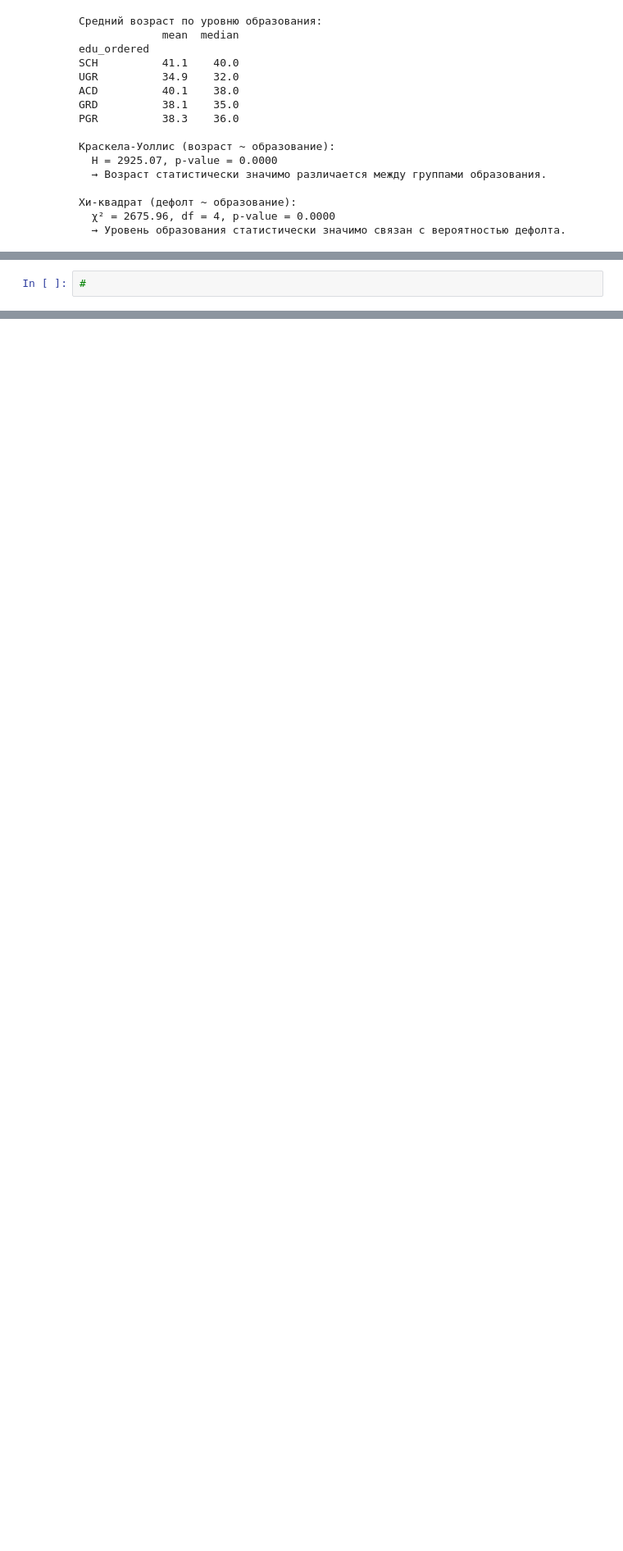
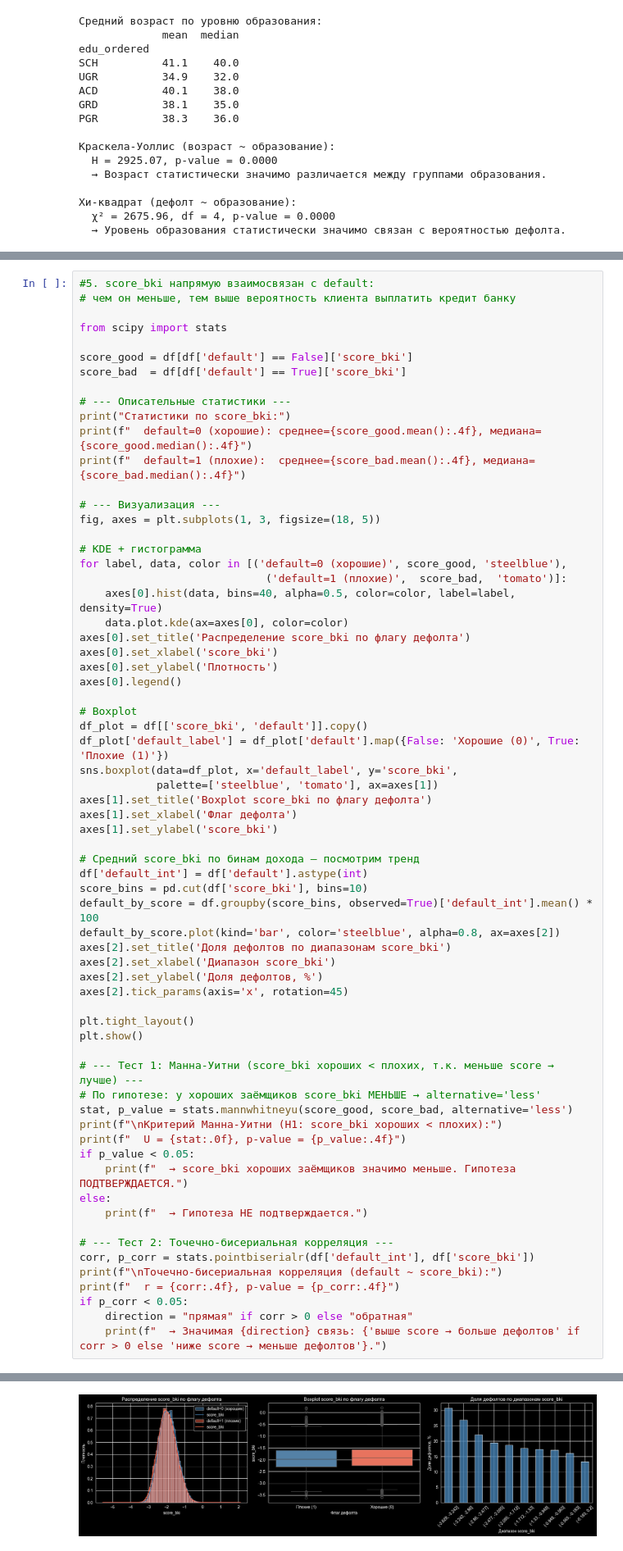
Before and after one commit to yemtsovaanna-alt/WB_DS, a Jupyter notebook: задание_1.ipynb, the cells around one changed output, grey strips where cells are left out. Shown at 82% size. Cells and saved outputs as stored; diff of their text form; blank space fills up the shorter version.

```diff
--- a/задание_1.ipynb
+++ b/задание_1.ipynb
@@ -455,2 +574,67 @@ PGR          38.3    36.0
 # %%
-#
+#5. score_bki напрямую взаимосвязан с default:
+# чем он меньше, тем выше вероятность клиента выплатить кредит банку
+
+from scipy import stats
+
+score_good = df[df['default'] == False]['score_bki']
+score_bad  = df[df['default'] == True]['score_bki']
+
+# --- Описательные статистики ---
+print("Статистики по score_bki:")
+print(f"  default=0 (хорошие): среднее={score_good.mean():.4f}, медиана={score_good.median():.4f}")
+print(f"  default=1 (плохие):  среднее={score_bad.mean():.4f}, медиана={score_bad.median():.4f}")
+
+# --- Визуализация ---
+fig, axes = plt.subplots(1, 3, figsize=(18, 5))
+
+# KDE + гистограмма
+for label, data, color in [('default=0 (хорошие)', score_good, 'steelblue'),
+                             ('default=1 (плохие)',  score_bad,  'tomato')]:
+    axes[0].hist(data, bins=40, alpha=0.5, color=color, label=label, density=True)
+    data.plot.kde(ax=axes[0], color=color)
+axes[0].set_title('Распределение score_bki по флагу дефолта')
+axes[0].set_xlabel('score_bki')
+axes[0].set_ylabel('Плотность')
+axes[0].legend()
+
+# Boxplot
+df_plot = df[['score_bki', 'default']].copy()
+df_plot['default_label'] = df_plot['default'].map({False: 'Хорошие (0)', True: 'Плохие (1)'})
+sns.boxplot(data=df_plot, x='default_label', y='score_bki',
+            palette=['steelblue', 'tomato'], ax=axes[1])
+axes[1].set_title('Boxplot score_bki по флагу дефолта')
+axes[1].set_xlabel('Флаг дефолта')
+axes[1].set_ylabel('score_bki')
+
+# Средний score_bki по бинам дохода — посмотрим тренд
+df['default_int'] = df['default'].astype(int)
+score_bins = pd.cut(df['score_bki'], bins=10)
+default_by_score = df.groupby(score_bins, observed=True)['default_int'].mean() * 100
+default_by_score.plot(kind='bar', color='steelblue', alpha=0.8, ax=axes[2])
+axes[2].set_title('Доля дефолтов по диапазонам score_bki')
+axes[2].set_xlabel('Диапазон score_bki')
+axes[2].set_ylabel('Доля дефолтов, %')
+axes[2].tick_params(axis='x', rotation=45)
+
+plt.tight_layout()
+plt.show()
+
+# --- Тест 1: Манна-Уитни (score_bki хороших < плохих, т.к. меньше score → лучше) ---
+# По гипотезе: у хороших заёмщиков score_bki МЕНЬШЕ → alternative='less'
+stat, p_value = stats.mannwhitneyu(score_good, score_bad, alternative='less')
+print(f"\nКритерий Манна-Уитни (H1: score_bki хороших < плохих):")
+print(f"  U = {stat:.0f}, p-value = {p_value:.4f}")
+if p_value < 0.05:
+    print(f"  → score_bki хороших заёмщиков значимо меньше. Гипотеза ПОДТВЕРЖДАЕТСЯ.")
+else:
+    print(f"  → Гипотеза НЕ подтверждается.")
+
+# --- Тест 2: Точечно-бисериальная корреляция ---
+corr, p_corr = stats.pointbiserialr(df['default_int'], df['score_bki'])
+print(f"\nТочечно-бисериальная корреляция (default ~ score_bki):")
+print(f"  r = {corr:.4f}, p-value = {p_corr:.4f}")
+if p_corr < 0.05:
+    direction = "прямая" if corr > 0 else "обратная"
+    print(f"  → Значимая {direction} связь: {'выше score → больше дефолтов' if corr > 0 else 'ниже score → меньше дефолтов'}.")
+# %% [output]
@@ -456,0 +644 @@ PGR          38.3    36.0
+[figure, added]
```
Also changed, not shown: parts of 6 cells of this notebook, 3 other files.
